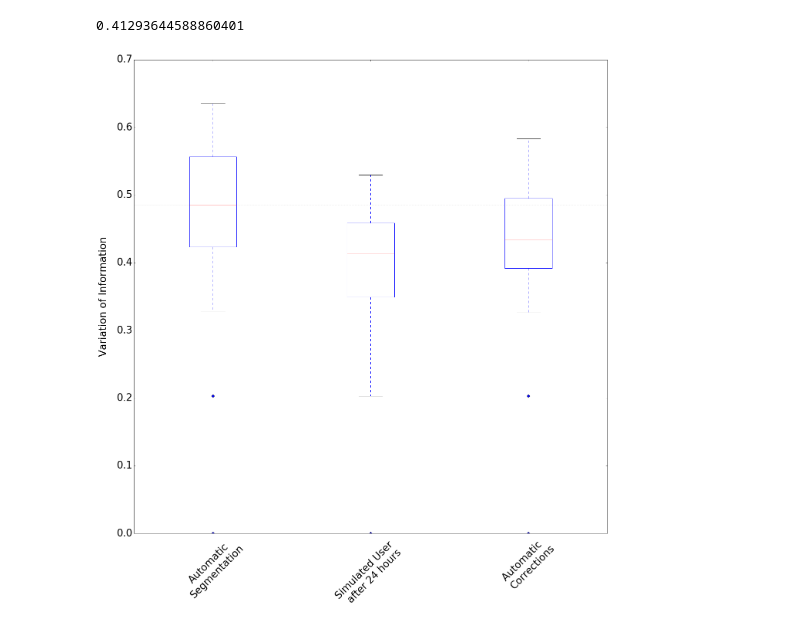
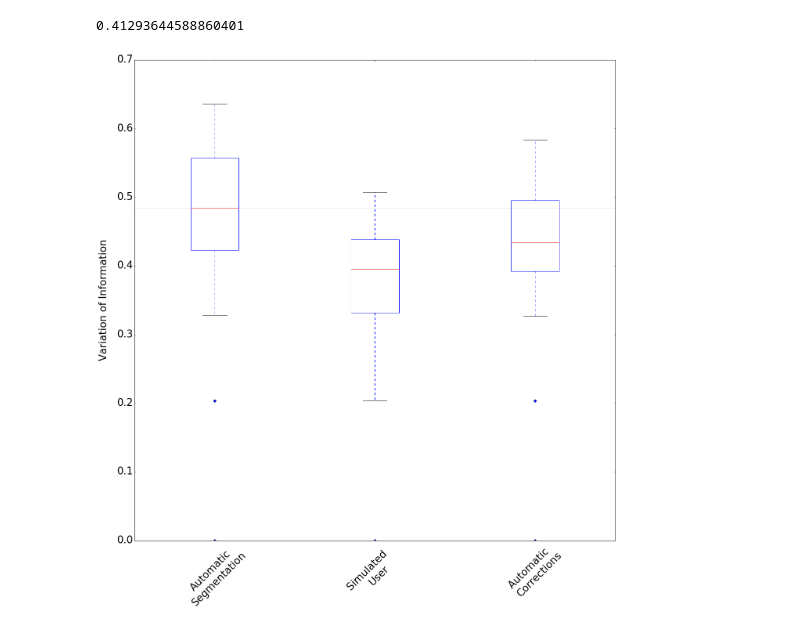
Before and after one commit to VCG/em-quality-metric, a Jupyter notebook: Reignite/PLOT_automatic.ipynb, the cells around one changed output. Cells and saved outputs as stored; diff of their text form; code cells hidden in the pictures.

```diff
--- a/Reignite/PLOT_automatic.ipynb
+++ b/Reignite/PLOT_automatic.ipynb
@@ -460,38 +562,38 @@ np.median(new_sim_user_24h)
 # %% [output]
 0.41293644588860401
 # %%
-data = [before_vi_s, new_sim_user_24h, new_vi_s]
+data = [before_vi_s, new_sim_user_full, new_vi_s]
 # %%
 fig, ax = plt.subplots(figsize=(22,22))
 ax.plot(range(12), [median_input_vi]*12, 'k:' , color='gray', label='Avg. input VI')
 
 objects = ['Automatic\nSegmentation',
 #            'Simulated   \nUser   ',
 
 #            'Simulated User \nafter 30 mins (Old CNN)',
 #            'Simulated User \nafter 30 mins (New CNN)',
 #            'Sim. User after 2h (New CNN)',
 
-           'Simulated User  \nafter 24 hours',
+           'Simulated   \nUser',
            'Automatic  \nCorrections',
 ]
 
 y_pos = range(1,len(objects)+1)
 
 
 plt.ylabel('Variation of Information', labelpad=20)
 
 plt.setp(plt.xticks()[1], rotation=45)
 
 font = {'family' : 'normal',
 #         'weight' : 'bold',
         'size'   : 26}
 
 plt.rc('font', **font)
 plt.boxplot(data, 0, 'gD', whis=1.5 ,showfliers=True)
 plt.xticks(y_pos, objects)
 # plt.savefig('/tmp/out_limit.pdf')
 
 plt.show()
 # %% [output]
-[figure, old version]
+[figure, new version]
```
Also changed, not shown: parts of 4 cells of this notebook, 22 other files.
